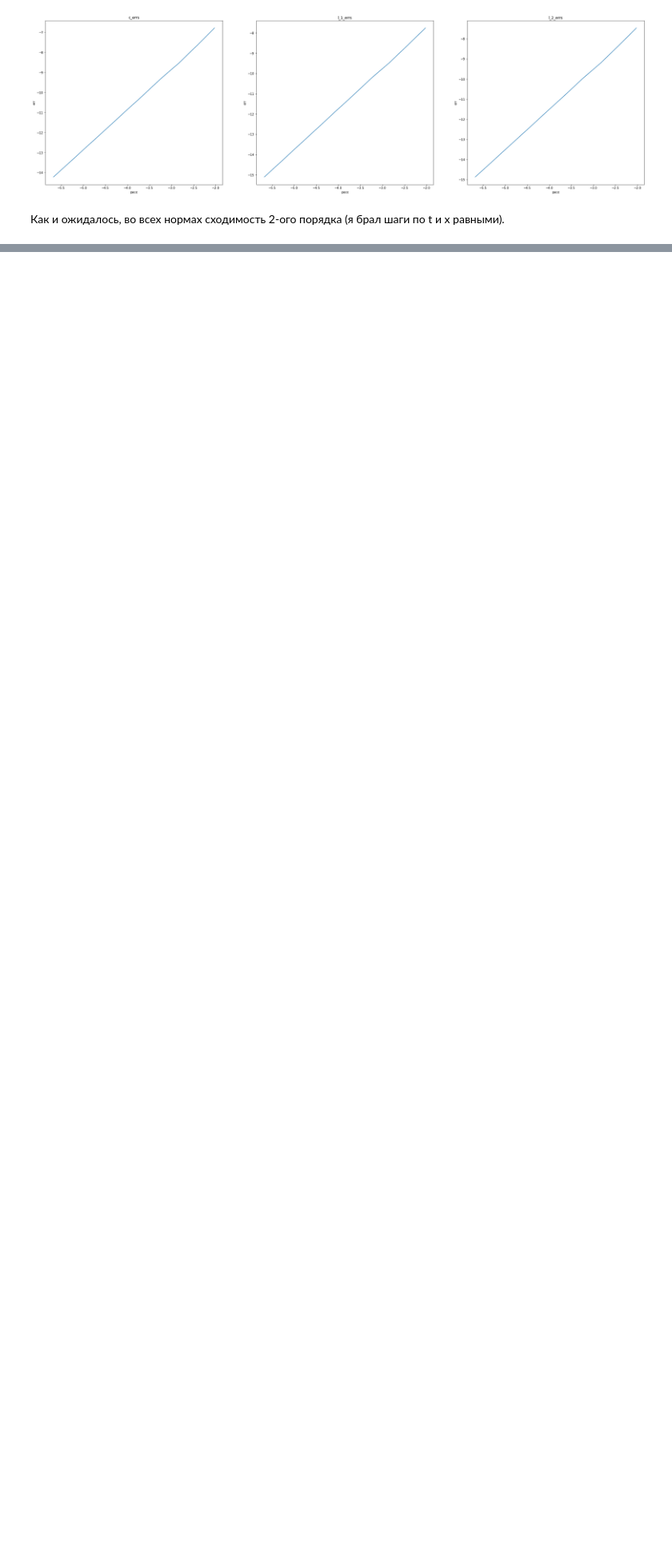
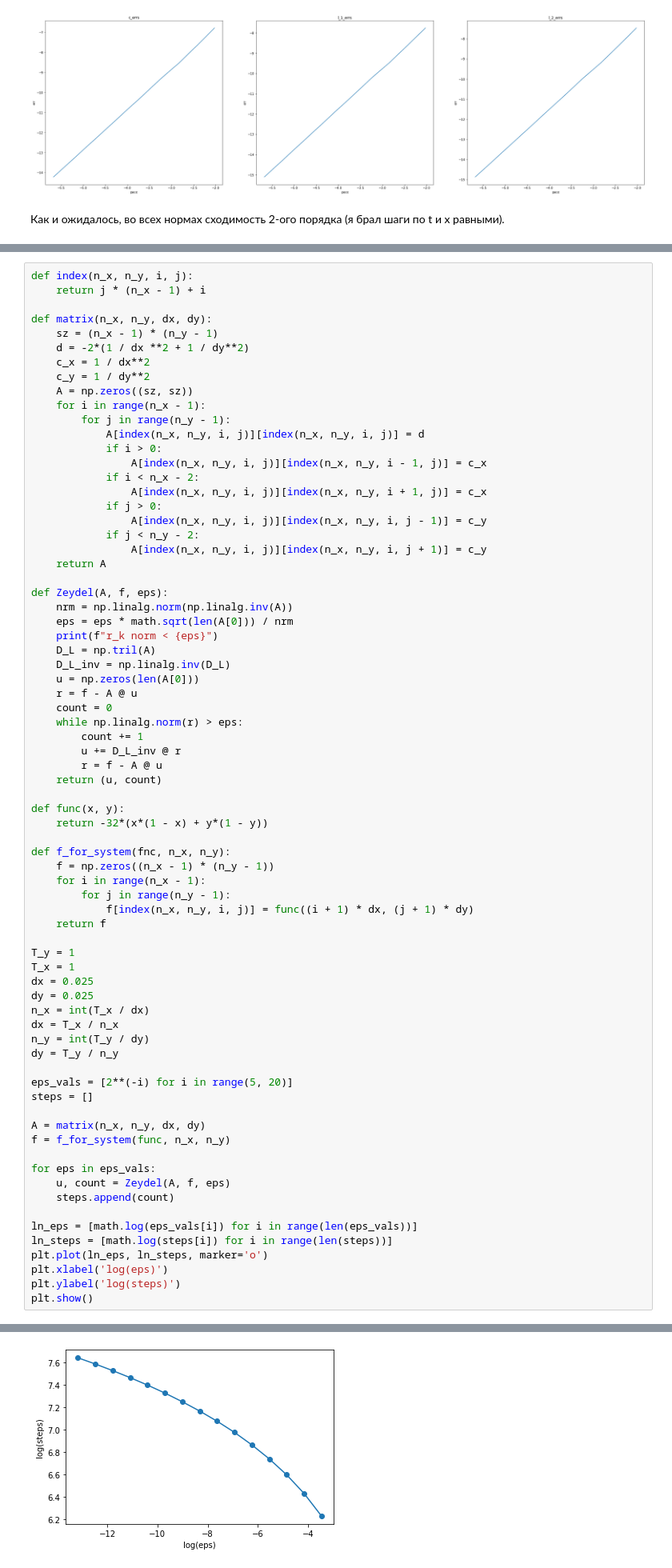
Before and after one commit to Griborii/computation_math, a Jupyter notebook: ДЗ 3/ДЗ 3.ipynb, the cells around one changed output, grey strips where cells are left out. Shown at 80% size. Cells and saved outputs as stored; diff of their text form; blank space fills up the shorter version.

```diff
--- a/ДЗ 3/ДЗ 3.ipynb
+++ b/ДЗ 3/ДЗ 3.ipynb
@@ -175,0 +208,74 @@ x_steps:  [0.13168724279835392, 0.0877914951989026, 0.05852766346593507, 0.03901
+# %%
+def index(n_x, n_y, i, j):
+    return j * (n_x - 1) + i
+
+def matrix(n_x, n_y, dx, dy):
+    sz = (n_x - 1) * (n_y - 1)
+    d = -2*(1 / dx **2 + 1 / dy**2)
+    c_x = 1 / dx**2
+    c_y = 1 / dy**2
+    A = np.zeros((sz, sz))
+    for i in range(n_x - 1):
+        for j in range(n_y - 1):
+            A[index(n_x, n_y, i, j)][index(n_x, n_y, i, j)] = d
+            if i > 0:
+                A[index(n_x, n_y, i, j)][index(n_x, n_y, i - 1, j)] = c_x
+            if i < n_x - 2:
+                A[index(n_x, n_y, i, j)][index(n_x, n_y, i + 1, j)] = c_x
+            if j > 0:
+                A[index(n_x, n_y, i, j)][index(n_x, n_y, i, j - 1)] = c_y
+            if j < n_y - 2:
+                A[index(n_x, n_y, i, j)][index(n_x, n_y, i, j + 1)] = c_y
+    return A
+
+def Zeydel(A, f, eps):
+    nrm = np.linalg.norm(np.linalg.inv(A))
+    eps = eps * math.sqrt(len(A[0])) / nrm
+    print(f"r_k norm < {eps}")
+    D_L = np.tril(A)
+    D_L_inv = np.linalg.inv(D_L)
+    u = np.zeros(len(A[0]))
+    r = f - A @ u
+    count = 0
+    while np.linalg.norm(r) > eps:
+        count += 1
+        u += D_L_inv @ r
+        r = f - A @ u
+    return (u, count)
+
+def func(x, y):
+    return -32*(x*(1 - x) + y*(1 - y))
+
+def f_for_system(fnc, n_x, n_y):
+    f = np.zeros((n_x - 1) * (n_y - 1))
+    for i in range(n_x - 1):
+        for j in range(n_y - 1):
+            f[index(n_x, n_y, i, j)] = func((i + 1) * dx, (j + 1) * dy)
+    return f
+
+T_y = 1
+T_x = 1
+dx = 0.025
+dy = 0.025
+n_x = int(T_x / dx)
+dx = T_x / n_x
+n_y = int(T_y / dy)
+dy = T_y / n_y
+
+eps_vals = [2**(-i) for i in range(5, 20)]
+steps = []
+
+A = matrix(n_x, n_y, dx, dy)
+f = f_for_system(func, n_x, n_y)
+
+for eps in eps_vals:
+    u, count = Zeydel(A, f, eps)
+    steps.append(count)
+
+ln_eps = [math.log(eps_vals[i]) for i in range(len(eps_vals))]
+ln_steps = [math.log(steps[i]) for i in range(len(steps))]
+plt.plot(ln_eps, ln_steps, marker='o')
+plt.xlabel('log(eps)')
+plt.ylabel('log(steps)')
+plt.show()
+# %% [output]
@@ -175,0 +297 @@ x_steps:  [0.13168724279835392, 0.0877914951989026, 0.05852766346593507, 0.03901
+[figure, added]
```
Also changed, not shown: parts of 4 cells of this notebook, 4 other files.
